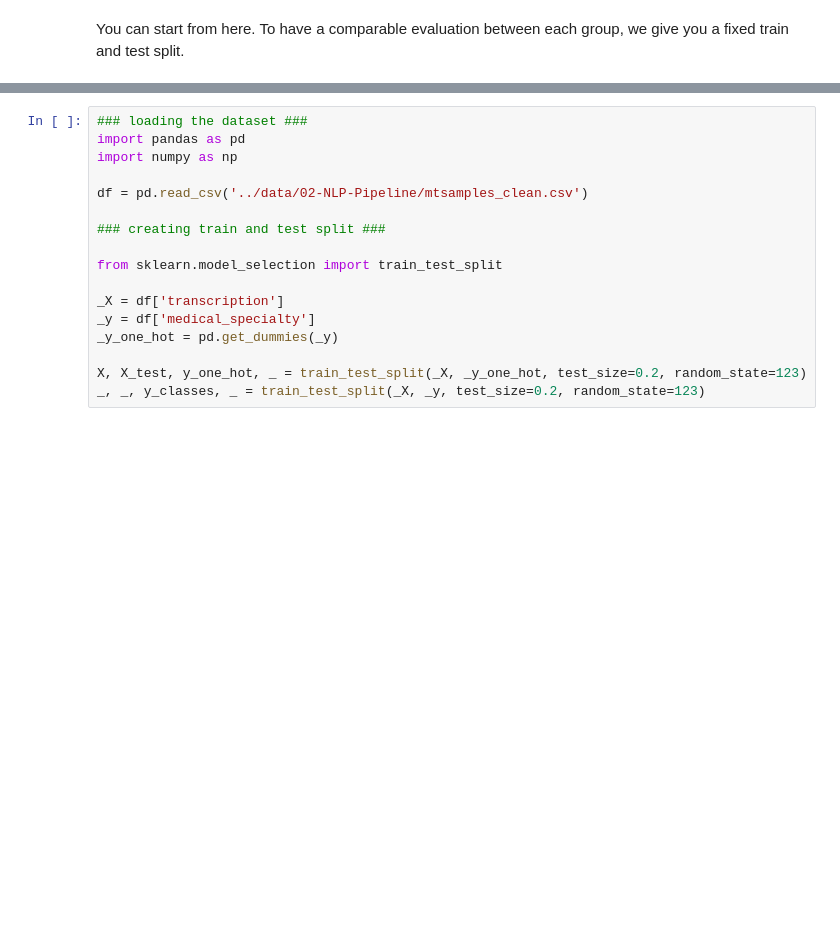
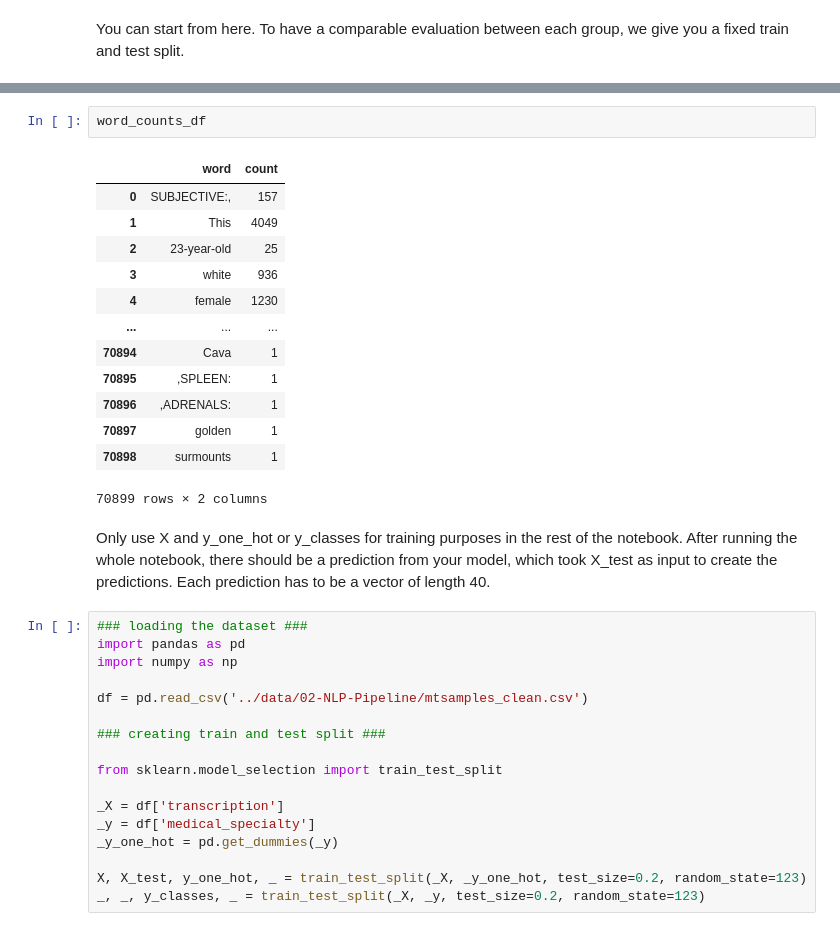
Before and after one commit to DerManjuel/MIR, a Jupyter notebook: NLP_MIR_Herbst_Katz_Meyer.ipynb, the cells around one changed output, grey strips where cells are left out. Drawn from its saved outputs; the diff is of its cells as text; blank space fills up the shorter version.

```diff
--- a/NLP_MIR_Herbst_Katz_Meyer.ipynb
+++ b/NLP_MIR_Herbst_Katz_Meyer.ipynb
@@ -32,3 +104,21 @@ You can start from here. To have a comparable evaluation between each group, we
+# %%
+word_counts_df
+# %% [output]
+|  | word | count |
+| 0 | SUBJECTIVE:, | 157 |
+| 1 | This | 4049 |
+| 2 | 23-year-old | 25 |
+| 3 | white | 936 |
+| 4 | female | 1230 |
+| ... | ... | ... |
+| 70894 | Cava | 1 |
+| 70895 | ,SPLEEN: | 1 |
+| 70896 | ,ADRENALS: | 1 |
+| 70897 | golden | 1 |
+| 70898 | surmounts | 1 |
+70899 rows × 2 columns
+# %% [markdown]
+Only use X and y_one_hot or y_classes for training purposes in the rest of the notebook. After running the whole notebook, there should be a prediction from your model, which took X_test as input to create the predictions. Each prediction has to be a vector of length 40.
 # %%
 ### loading the dataset ###
 import pandas as pd
```
Also changed, not shown: parts of 9 cells of this notebook.
